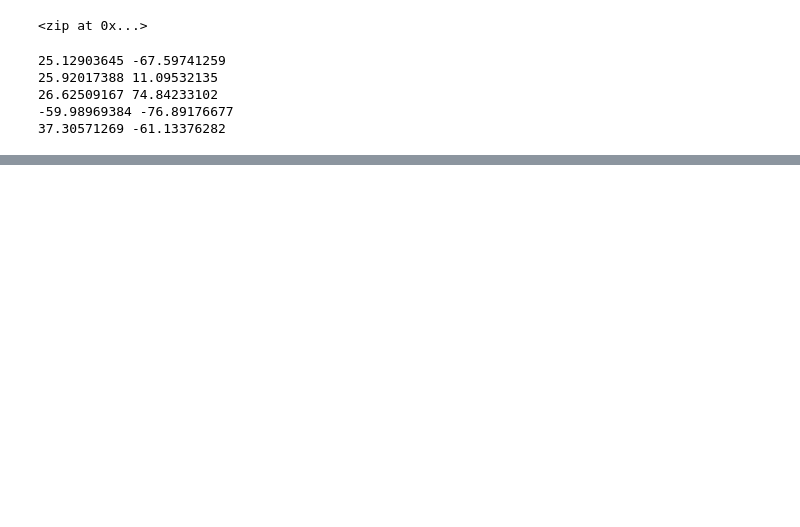
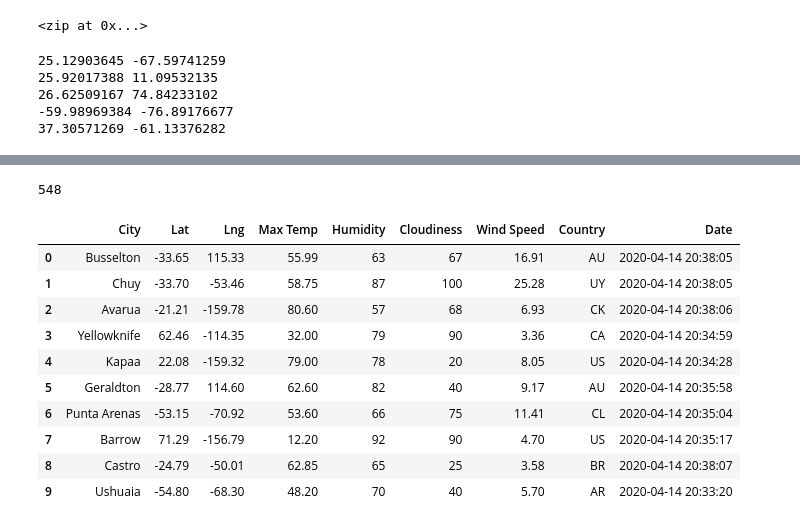
Before and after one commit to frankstercw/World_Weather_Analysis, a Jupyter notebook: WeatherPy.ipynb, the cells around one changed output, grey strips where cells are left out. Cells and saved outputs as stored; diff of their text form; code cells hidden in the pictures; blank space fills up the shorter version.

```diff
--- a/WeatherPy.ipynb
+++ b/WeatherPy.ipynb
@@ -11,12 +13,12 @@ lat_lngs
 # %% [output]
 <zip at 0x...>
 # %%
-# x = [25.12903645, 25.92017388, 26.62509167, -59.98969384, 37.30571269]
-# y = [-67.59741259, 11.09532135, 74.84233102, -76.89176677, -61.13376282]
-# coordinates = zip(x, y)
+x = [25.12903645, 25.92017388, 26.62509167, -59.98969384, 37.30571269]
+y = [-67.59741259, 11.09532135, 74.84233102, -76.89176677, -61.13376282]
+coordinates = zip(x, y)
 # %%
-# for coordinate in coordinates:
-#     print(coordinate[0], coordinate[1])
+for coordinate in coordinates:
+    print(coordinate[0], coordinate[1])
 # %% [output]
 25.12903645 -67.59741259
 25.92017388 11.09532135
@@ -41,0 +44,7 @@ len(cities)
+# %%
+from config import weather_api_key
+url = "http://api.openweathermap.org/data/2.5/weather?units=Imperial&APPID=" + weather_api_key
+print(url)
+
+# city_weather = requests.get(city_url)
+# city_weather
@@ -41,0 +140,19 @@ len(cities)
+# %%
+len(city_data)
+# %% [output]
+548
+# %%
+city_data_df = pd.DataFrame(city_data)
+city_data_df.head(10)
+# %% [output]
+|  | City | Lat | Lng | Max Temp | Humidity | Cloudiness | Wind Speed | Country | Date |
+| 0 | Busselton | -33.65 | 115.33 | 55.99 | 63 | 67 | 16.91 | AU | 2020-04-14 20:38:05 |
+| 1 | Chuy | -33.70 | -53.46 | 58.75 | 87 | 100 | 25.28 | UY | 2020-04-14 20:38:05 |
+| 2 | Avarua | -21.21 | -159.78 | 80.60 | 57 | 68 | 6.93 | CK | 2020-04-14 20:38:06 |
+| 3 | Yellowknife | 62.46 | -114.35 | 32.00 | 79 | 90 | 3.36 | CA | 2020-04-14 20:34:59 |
+| 4 | Kapaa | 22.08 | -159.32 | 79.00 | 78 | 20 | 8.05 | US | 2020-04-14 20:34:28 |
+| 5 | Geraldton | -28.77 | 114.60 | 62.60 | 82 | 40 | 9.17 | AU | 2020-04-14 20:35:58 |
+| 6 | Punta Arenas | -53.15 | -70.92 | 53.60 | 66 | 75 | 11.41 | CL | 2020-04-14 20:35:04 |
+| 7 | Barrow | 71.29 | -156.79 | 12.20 | 92 | 90 | 4.70 | US | 2020-04-14 20:35:17 |
+| 8 | Castro | -24.79 | -50.01 | 62.85 | 65 | 25 | 3.58 | BR | 2020-04-14 20:38:07 |
+| 9 | Ushuaia | -54.80 | -68.30 | 48.20 | 70 | 40 | 5.70 | AR | 2020-04-14 20:33:20 |
```
Also changed, not shown: parts of 7 cells of this notebook, 3 other files.
